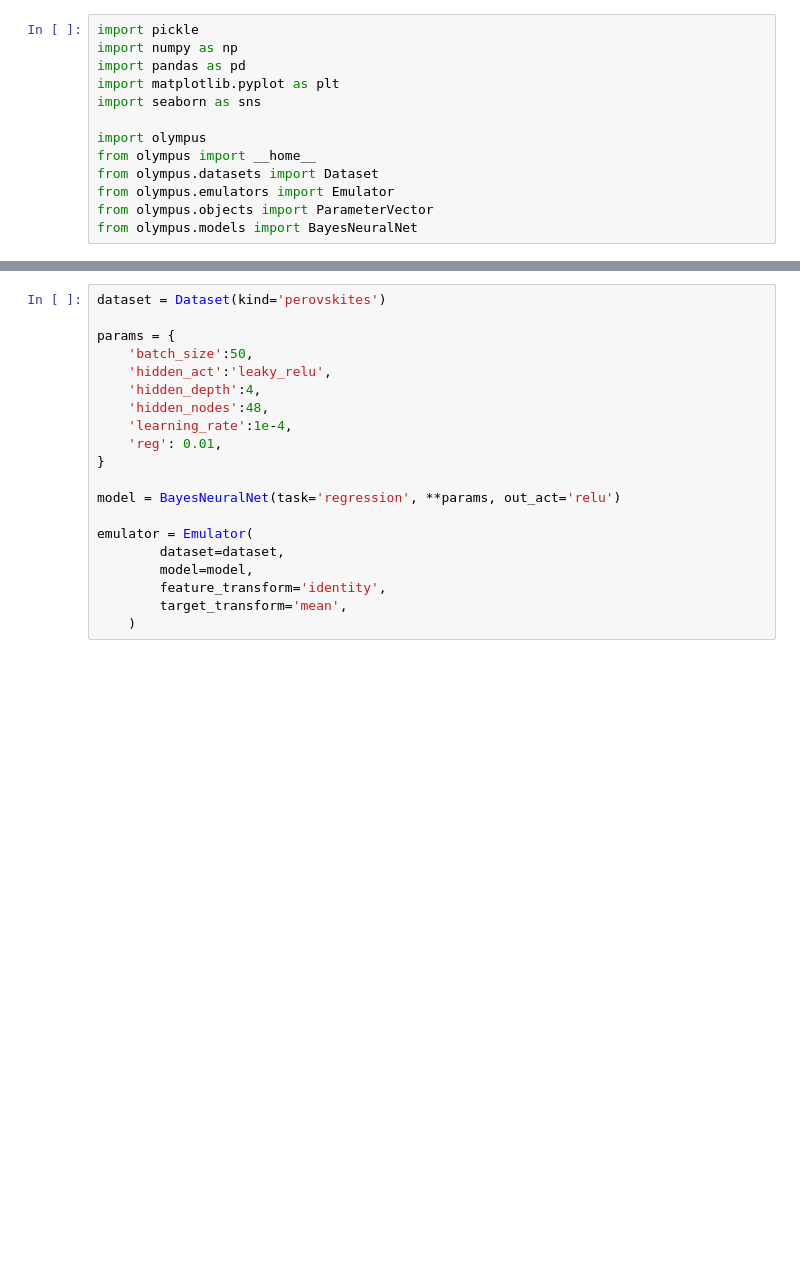
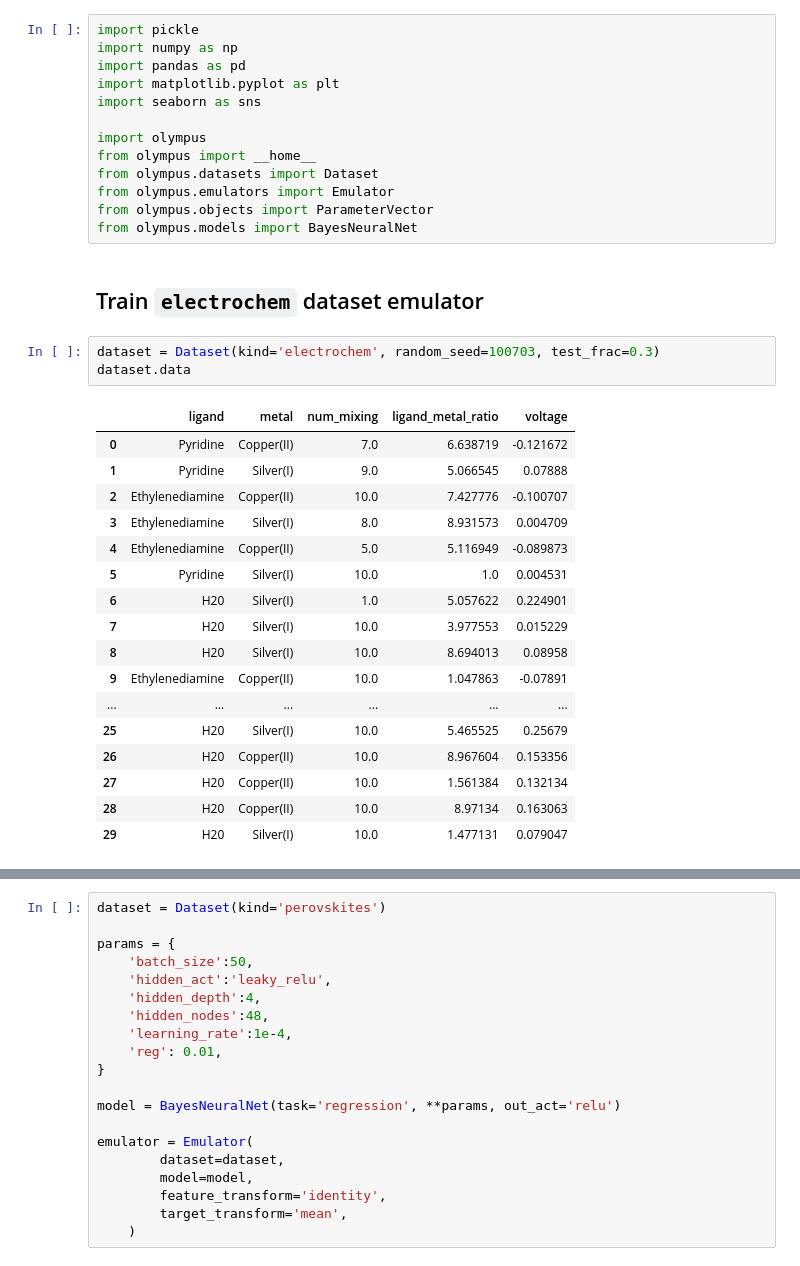
Before and after one commit to aspuru-guzik-group/olympus, a Jupyter notebook: case_studies/train_emulators/categorical_emulators.ipynb, the cells around one changed output, grey strips where cells are left out. Cells and saved outputs as stored; diff of their text form; blank space fills up the shorter version.

```diff
--- a/case_studies/train_emulators/categorical_emulators.ipynb
+++ b/case_studies/train_emulators/categorical_emulators.ipynb
@@ -17,3 +14,26 @@ from olympus.datasets import Dataset
 from olympus.emulators import Emulator
 from olympus.objects import ParameterVector
 from olympus.models import BayesNeuralNet
+# %% [markdown]
+## Train `electrochem` dataset emulator
+# %%
+dataset = Dataset(kind='electrochem', random_seed=100703, test_frac=0.3)
+dataset.data
+# %% [output]
+|  | ligand | metal | num_mixing | ligand_metal_ratio | voltage |
+| 0 | Pyridine | Copper(II) | 7.0 | 6.638719 | -0.121672 |
+| 1 | Pyridine | Silver(I) | 9.0 | 5.066545 | 0.07888 |
+| 2 | Ethylenediamine | Copper(II) | 10.0 | 7.427776 | -0.100707 |
+| 3 | Ethylenediamine | Silver(I) | 8.0 | 8.931573 | 0.004709 |
+| 4 | Ethylenediamine | Copper(II) | 5.0 | 5.116949 | -0.089873 |
+| 5 | Pyridine | Silver(I) | 10.0 | 1.0 | 0.004531 |
+| 6 | H20 | Silver(I) | 1.0 | 5.057622 | 0.224901 |
+| 7 | H20 | Silver(I) | 10.0 | 3.977553 | 0.015229 |
+| 8 | H20 | Silver(I) | 10.0 | 8.694013 | 0.08958 |
+| 9 | Ethylenediamine | Copper(II) | 10.0 | 1.047863 | -0.07891 |
+| ... | ... | ... | ... | ... | ... |
+| 25 | H20 | Silver(I) | 10.0 | 5.465525 | 0.25679 |
+| 26 | H20 | Copper(II) | 10.0 | 8.967604 | 0.153356 |
+| 27 | H20 | Copper(II) | 10.0 | 1.561384 | 0.132134 |
+| 28 | H20 | Copper(II) | 10.0 | 8.97134 | 0.163063 |
+| 29 | H20 | Silver(I) | 10.0 | 1.477131 | 0.079047 |
```
Also changed, not shown: parts of 5 cells of this notebook, 3 other files.
